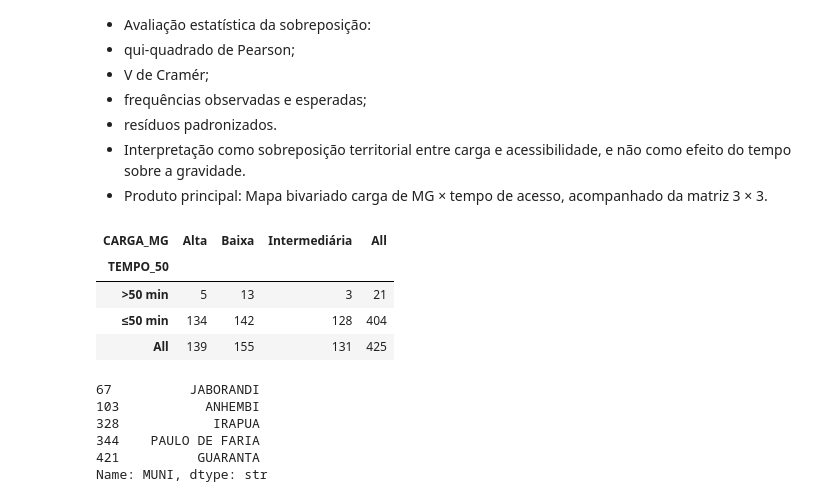
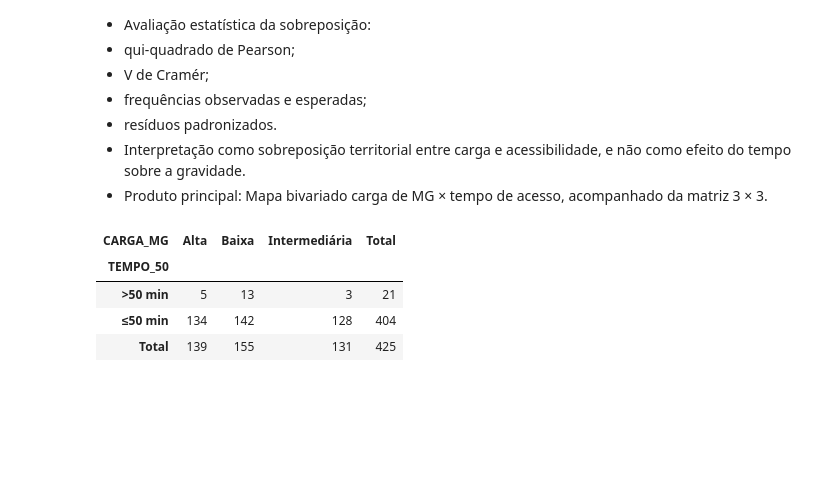
Before and after one commit to lucascgmermano/escorpiao_pesa, a Jupyter notebook: Quadro2/06-analise_02.ipynb, the cells around one changed output. Cells and saved outputs as stored; diff of their text form; code cells hidden in the pictures; blank space fills up the shorter version.

```diff
--- a/Quadro2/06-analise_02.ipynb
+++ b/Quadro2/06-analise_02.ipynb
@@ -387,22 +388,10 @@ Length: 3, dtype: str
 * Produto principal: Mapa bivariado carga de MG × tempo de acesso, acompanhado da matriz 3 × 3.
 # %%
 # Matriz de carga epidemiologica
-pd.crosstab(df['TEMPO_50'], df['CARGA_MG'], margins=True)
+pd.crosstab(df['TEMPO_50'], df['CARGA_MG'], margins=True, margins_name='Total')
 # %% [output]
-| CARGA_MG | Alta | Baixa | Intermediária | All |
+| CARGA_MG | Alta | Baixa | Intermediária | Total |
 | TEMPO_50 |  |  |  |  |
 | >50 min | 5 | 13 | 3 | 21 |
 | ≤50 min | 134 | 142 | 128 | 404 |
-| All | 139 | 155 | 131 | 425 |
+| Total | 139 | 155 | 131 | 425 |
-# %%
-# Municípios com alta Carga MG e tempo > 50 min
-print(
-    df[(df['TEMPO_50']=='>50 min')& (df['CARGA_MG']=='Alta')]['MUNI']
-)
-# %% [output]
-67          JABORANDI
-103           ANHEMBI
-328            IRAPUA
-344    PAULO DE FARIA
-421          GUARANTA
-Name: MUNI, dtype: str
```
Also changed, not shown: parts of 6 cells of this notebook, 2 other files.
